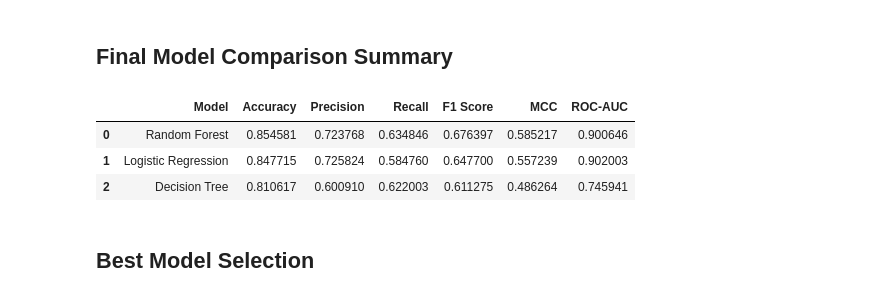
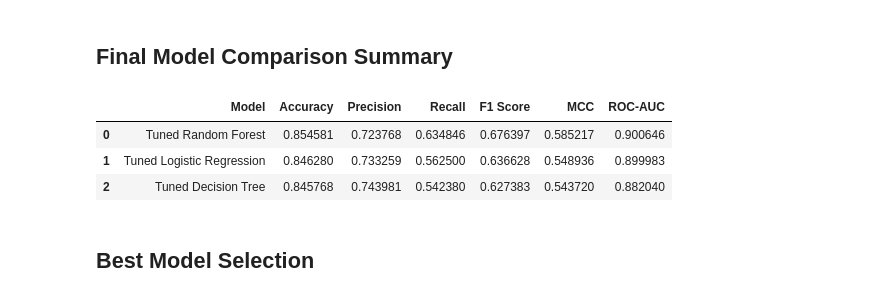
Before and after one commit to dantawalli/Adult-census-income-ML-project, a Jupyter notebook: adult_income_responsible_ai_v2.ipynb, the cells around one changed output. Drawn from its saved outputs; the diff is of its cells as text; code cells hidden in the pictures.

```diff
--- a/adult_income_responsible_ai_v2.ipynb
+++ b/adult_income_responsible_ai_v2.ipynb
@@ -1854,24 +1837,24 @@ Overall, this project demonstrated how machine learning can effectively identify
 ## Final Model Comparison Summary
 # %%
 # Final model comparison table
-final_summary_df = results_df.copy()
+final_summary_df = final_results_df.copy()
 
 final_summary_df = final_summary_df.sort_values(
     by="F1 Score",
     ascending=False
 )
 
 final_summary_df.reset_index(
     drop=True,
     inplace=True
 )
 
 final_summary_df
 # %% [output]
 |  | Model | Accuracy | Precision | Recall | F1 Score | MCC | ROC-AUC |
-| 0 | Random Forest | 0.854581 | 0.723768 | 0.634846 | 0.676397 | 0.585217 | 0.900646 |
-| 1 | Logistic Regression | 0.847715 | 0.725824 | 0.584760 | 0.647700 | 0.557239 | 0.902003 |
-| 2 | Decision Tree | 0.810617 | 0.600910 | 0.622003 | 0.611275 | 0.486264 | 0.745941 |
+| 0 | Tuned Random Forest | 0.854581 | 0.723768 | 0.634846 | 0.676397 | 0.585217 | 0.900646 |
+| 1 | Tuned Logistic Regression | 0.846280 | 0.733259 | 0.562500 | 0.636628 | 0.548936 | 0.899983 |
+| 2 | Tuned Decision Tree | 0.845768 | 0.743981 | 0.542380 | 0.627383 | 0.543720 | 0.882040 |
 # %% [markdown]
 ## Best Model Selection
 # %% [markdown]
```
Also changed, not shown: parts of 8 cells of this notebook.
